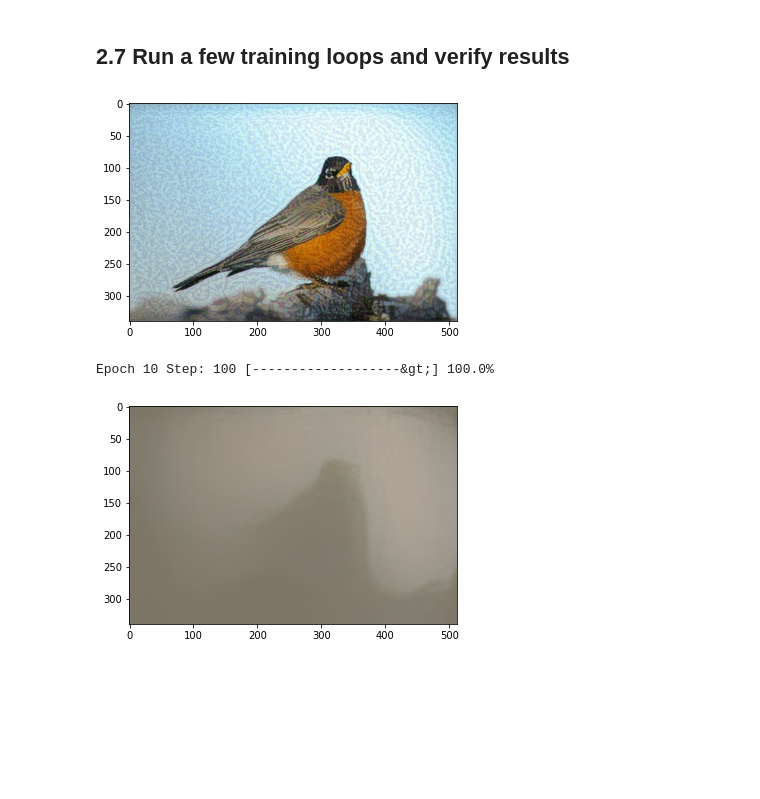
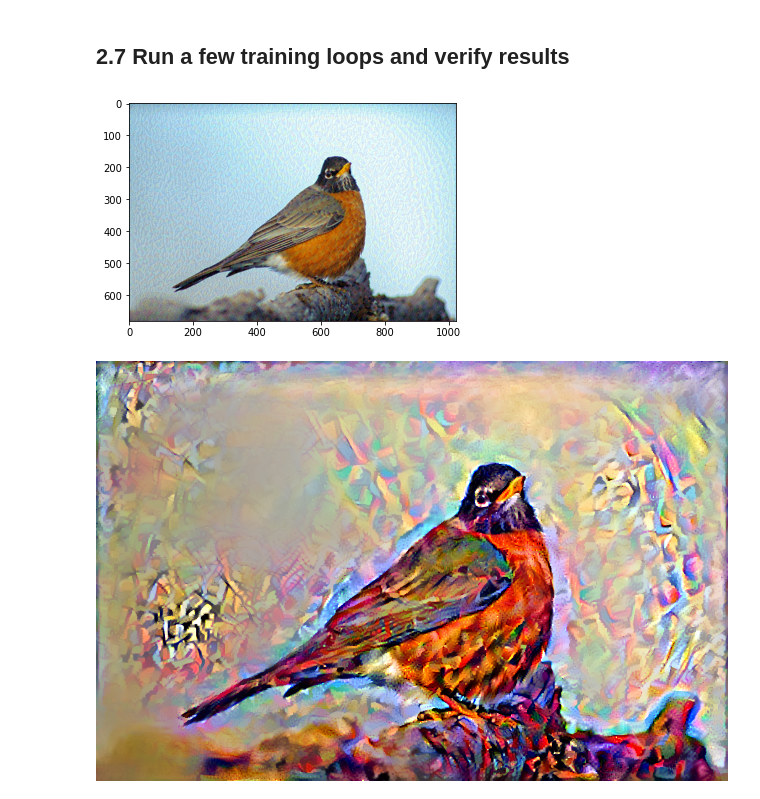
Before and after one commit to larryschirmer/art_style_transfer, a Jupyter notebook: neural_style_transfer.ipynb, the cells around one changed output. Drawn from its saved outputs; the diff is of its cells as text; code cells hidden in the pictures; blank space fills up the shorter version.

Commit message:
resolve algorithm bug and transfer bird style
preprocess activation target input
increase max dimension size

```diff
--- a/neural_style_transfer.ipynb
+++ b/neural_style_transfer.ipynb
@@ -168,13 +181,15 @@ def style_transfer_step(img, extractor, loss_fn, optimizer, opts):
     clip = lambda img: tf.clip_by_value(img, clip_value_min=0.0, clip_value_max=1.0)
 
     with tf.GradientTape() as tape:
-        preprocessed_img = preprocess_step_input(img)
-        outputs = extractor(preprocessed_img)
+        preprocess_input = preprocess_step_input(img)
+        outputs = extractor(preprocess_input)
         loss = loss_fn(img, outputs, opts)
 
     grad = tape.gradient(loss, img)
     optimizer.apply_gradients([(grad, img)])
     img.assign(clip(img))
+
+    return loss
 # %% [markdown]
 ## 2.5 Create a function that will process many training steps
 # %%
@@ -184,12 +199,17 @@ def style_transfer_loop(img, extractor, loss_fn, optimizer, opts):
 
     for epoch in range(epochs):
         for step in range(steps):
-            style_transfer_step(content_img, extractor, calc_loss, optimizer, opts)
+            loss = style_transfer_step(content_img, extractor, calc_loss, optimizer, opts)
             bar_length = 20
             percent = float(step+1) * 100 / steps
             arrow   = '-' * int(percent / 100 * bar_length - 1) + '>'
             spaces  = ' ' * (bar_length - len(arrow))
-            print("\rEpoch {} Step: {} [{}{}] {}%".format(epoch+1, step+1, arrow, spaces, percent), end='')
+
+            prnt_placeholders = [epoch+1, step+1, arrow, spaces, percent, loss]
+            print("\rEpoch {} Step: {} [{}{}] {}% Loss: {}".format(*prnt_placeholders), end='')
+
+        display.clear_output(wait=True)
+        display.display(tensor_to_image(content_img))
 # %% [markdown]
 ## 2.5 Define Training Loop Constants
 # %%
@@ -210,7 +230,7 @@ content_weight = 1e4
 style_weight = 1e-2
 variation_weight = 30
 
-max_dim = 512
+max_dim = 1024
 
 lr = 0.02
 beta_1 = 0.99
@@ -220,7 +240,7 @@ epochs = 10
 training_steps = 100
 
 extractor = style_extractor(content_layers + style_layers)
-optimizer = Adam(learning_rate=0.02, beta_1=beta_1, epsilon=epsilon)
+optimizer = Adam(learning_rate=lr, beta_1=beta_1, epsilon=epsilon)
 
 opts = {
     'content_layers': content_layers,
@@ -253,8 +273,11 @@ style_img = tf.Variable(style_img_original)
 # %% [markdown]
 ## 2.7 Append Activation Targets to Training Opts
 # %%
-content_activation_target = extractor(content_img)[:num_layers_content]
-style_activation_target = extractor(style_img)[num_layers_content:]
+preprocess_content_img = preprocess_step_input(content_img)
+preprocess_style_img = preprocess_step_input(style_img)
+
+content_activation_target = extractor(preprocess_content_img)[:num_layers_content]
+style_activation_target = extractor(preprocess_style_img)[num_layers_content:]
 
 content_activation_dict = {
     name: value
@@ -273,7 +296,6 @@ opts['style_activation_target'] = style_activation_dict
 # %% [markdown]
 ## 2.7 Run a few training loops and verify results
 # %%
-
 style_transfer_step(content_img, extractor, calc_loss, optimizer, opts)
 style_transfer_step(content_img, extractor, calc_loss, optimizer, opts)
 style_transfer_step(content_img, extractor, calc_loss, optimizer, opts)
@@ -281,12 +303,8 @@ style_transfer_step(content_img, extractor, calc_loss, optimizer, opts)
 display_output = deprocess_output(content_img)
 display_img(display_output)
 # %% [output]
-[figure, old version]
+[figure, new version]
 # %%
 style_transfer_loop(content_img, extractor, calc_loss, optimizer, opts)
-
-display_output = deprocess_output(content_img)
-display_img(display_output)
 # %% [output]
-Epoch 10 Step: 100 [-------------------&gt;] 100.0%
-[figure, old version]
+[figure, new version]
```
Also changed, not shown: parts of 5 cells of this notebook, 1 other file.
